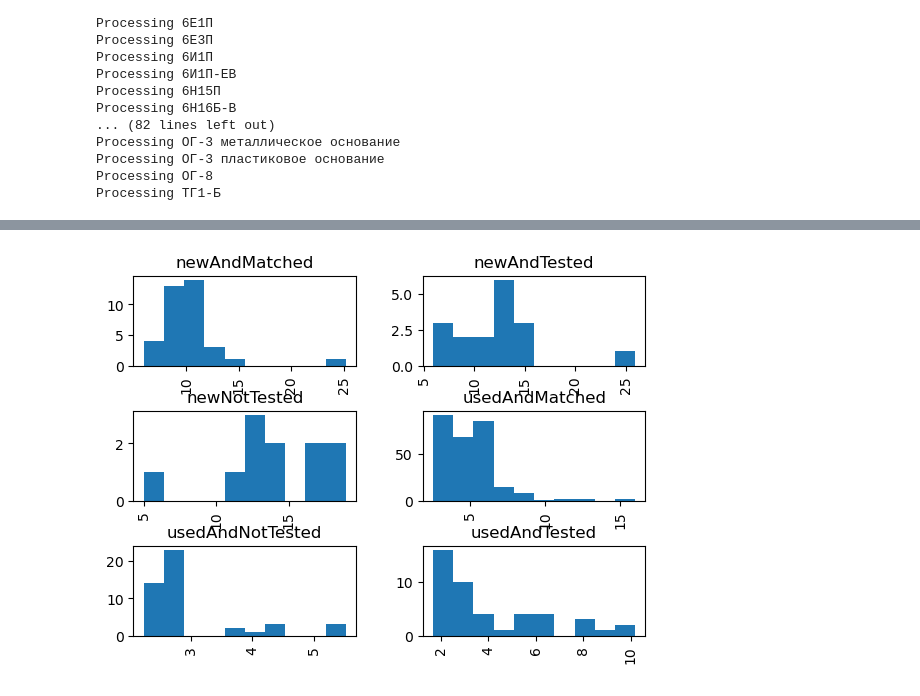
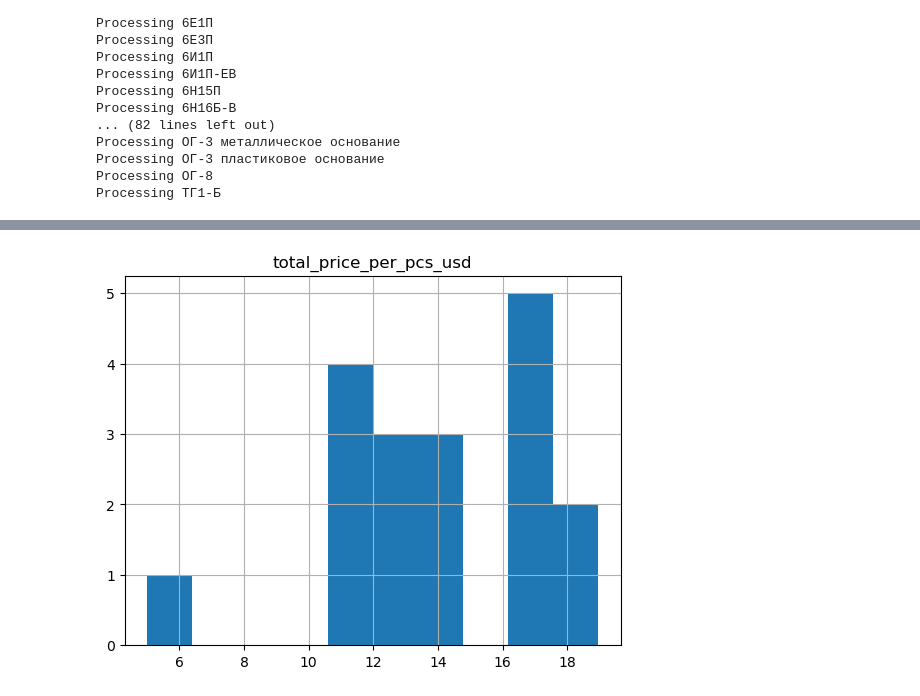
Before and after one commit to artyompetrov/Ebay, a Jupyter notebook: Python/Prices.ipynb, the cells around one changed output, grey strips where cells are left out. Drawn from its saved outputs; the diff is of its cells as text; code cells hidden in the pictures.

```diff
--- a/Python/Prices.ipynb
+++ b/Python/Prices.ipynb
@@ -38,7 +38,7 @@ port = 17443
 clientId = "Ebay.Python"
 secret = "ac4ab670-ae20-451a-ab4a-3a20275e807d"
 # %%
-unknown_price_discount = 0.7
+unknown_price_discount = 0.8
 # %%
 def get_access_token(url, client_id, client_secret):
     response = requests.post(
@@ -138,4 +143,5 @@ Name: count, dtype: int64
 # %%
-df.hist('total_price_per_pcs_usd', by='lot_manual_condition_id');
+df_hist = df[df.lot_manual_condition_id == 'newNotTested']
+df_hist.hist('total_price_per_pcs_usd', weights=df_hist.purchase_quantity);
 # %% [output]
-[figure, old version]
+[figure, new version]
```
Also changed, not shown: parts of 5 cells of this notebook, 2 other files.
